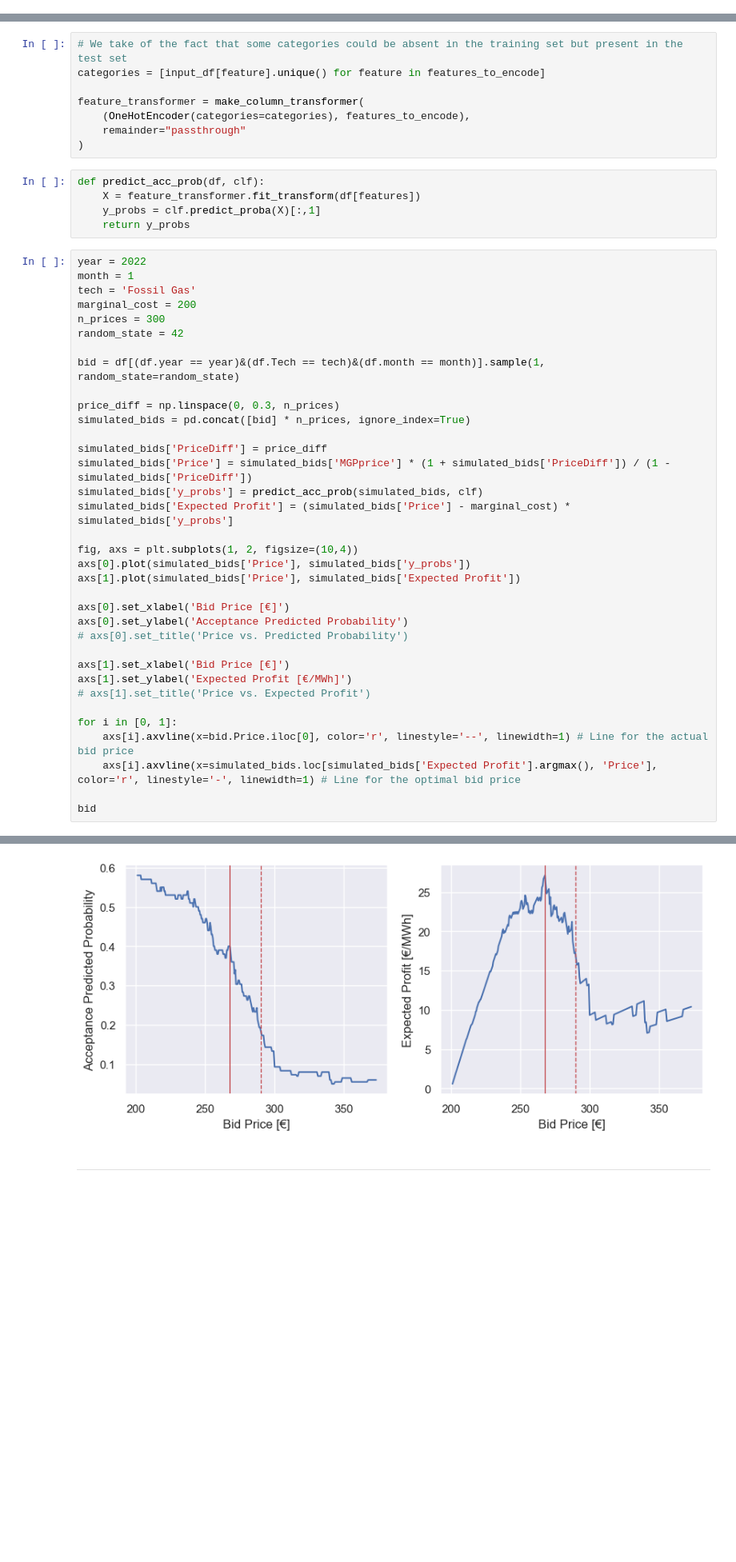
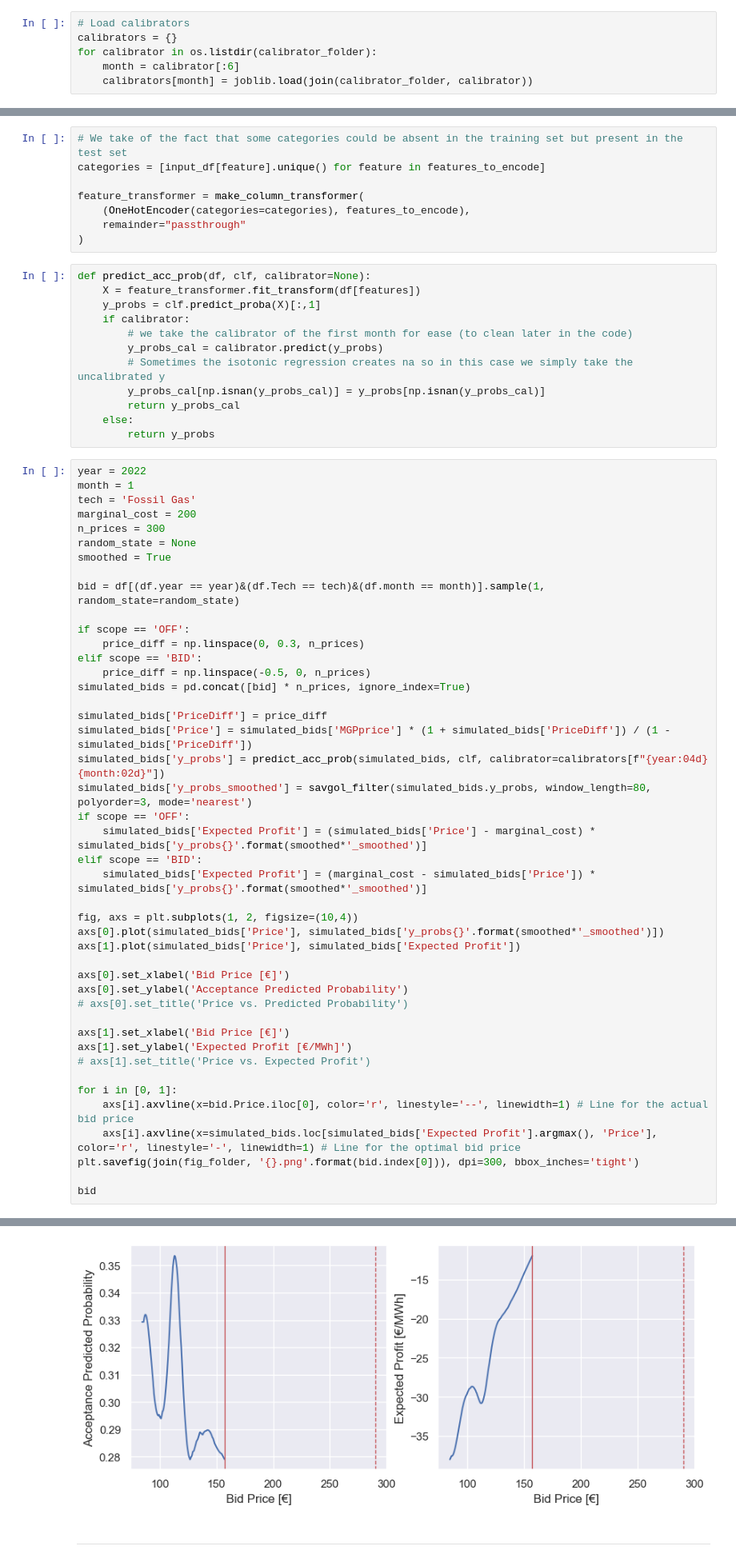
Before and after one commit to gkchln/asm_forecast, a Jupyter notebook: BidPricing.ipynb, the cells around one changed output, grey strips where cells are left out. Shown at 80% size. Saved outputs shown, nothing was run; the diff lists cells and outputs as text; blank space fills up the shorter version.

Commit message:
Add smoothing of the probability prediction and expected profit curves in bid pricing notebook

```diff
--- a/BidPricing.ipynb
+++ b/BidPricing.ipynb
@@ -62,3 +67,9 @@ clf = joblib.load(model_path)
+# %%
+# Load calibrators
+calibrators = {}
+for calibrator in os.listdir(calibrator_folder):
+    month = calibrator[:6]
+    calibrators[month] = joblib.load(join(calibrator_folder, calibrator))
 # %% [markdown]
 # Sample bid and get optimal price value
 # %%
@@ -69,31 +80,46 @@ feature_transformer = make_column_transformer(
     (OneHotEncoder(categories=categories), features_to_encode),
     remainder="passthrough"
 )
-# %%
-def predict_acc_prob(df, clf):
-    X = feature_transformer.fit_transform(df[features])
-    y_probs = clf.predict_proba(X)[:,1]
-    return y_probs
+# %%
+def predict_acc_prob(df, clf, calibrator=None):
+    X = feature_transformer.fit_transform(df[features])
+    y_probs = clf.predict_proba(X)[:,1]
+    if calibrator:
+        # we take the calibrator of the first month for ease (to clean later in the code)
+        y_probs_cal = calibrator.predict(y_probs)
+        # Sometimes the isotonic regression creates na so in this case we simply take the uncalibrated y
+        y_probs_cal[np.isnan(y_probs_cal)] = y_probs[np.isnan(y_probs_cal)]
+        return y_probs_cal
+    else:
+        return y_probs
 # %%
 year = 2022
 month = 1
 tech = 'Fossil Gas'
 marginal_cost = 200
 n_prices = 300
-random_state = 42
+random_state = None
+smoothed = True
 
 bid = df[(df.year == year)&(df.Tech == tech)&(df.month == month)].sample(1, random_state=random_state)
 
-price_diff = np.linspace(0, 0.3, n_prices)
+if scope == 'OFF':
+    price_diff = np.linspace(0, 0.3, n_prices)
+elif scope == 'BID':
+    price_diff = np.linspace(-0.5, 0, n_prices)
 simulated_bids = pd.concat([bid] * n_prices, ignore_index=True)
 
 simulated_bids['PriceDiff'] = price_diff
 simulated_bids['Price'] = simulated_bids['MGPprice'] * (1 + simulated_bids['PriceDiff']) / (1 - simulated_bids['PriceDiff'])
-simulated_bids['y_probs'] = predict_acc_prob(simulated_bids, clf)
-simulated_bids['Expected Profit'] = (simulated_bids['Price'] - marginal_cost) * simulated_bids['y_probs']
+simulated_bids['y_probs'] = predict_acc_prob(simulated_bids, clf, calibrator=calibrators[f"{year:04d}{month:02d}"])
+simulated_bids['y_probs_smoothed'] = savgol_filter(simulated_bids.y_probs, window_length=80, polyorder=3, mode='nearest')
+if scope == 'OFF':
+    simulated_bids['Expected Profit'] = (simulated_bids['Price'] - marginal_cost) * simulated_bids['y_probs{}'.format(smoothed*'_smoothed')]
+elif scope == 'BID':
+    simulated_bids['Expected Profit'] = (marginal_cost - simulated_bids['Price']) * simulated_bids['y_probs{}'.format(smoothed*'_smoothed')]
 
 fig, axs = plt.subplots(1, 2, figsize=(10,4))
-axs[0].plot(simulated_bids['Price'], simulated_bids['y_probs'])
+axs[0].plot(simulated_bids['Price'], simulated_bids['y_probs{}'.format(smoothed*'_smoothed')])
 axs[1].plot(simulated_bids['Price'], simulated_bids['Expected Profit'])
 
 axs[0].set_xlabel('Bid Price [€]')
@@ -107,6 +133,7 @@ axs[1].set_ylabel('Expected Profit [€/MWh]')
 for i in [0, 1]:
     axs[i].axvline(x=bid.Price.iloc[0], color='r', linestyle='--', linewidth=1) # Line for the actual bid price
     axs[i].axvline(x=simulated_bids.loc[simulated_bids['Expected Profit'].argmax(), 'Price'], color='r', linestyle='-', linewidth=1) # Line for the optimal bid price
+plt.savefig(join(fig_folder, '{}.png'.format(bid.index[0])), dpi=300, bbox_inches='tight')
 
 bid
 # %% [output]
@@ -115,5 +142,5 @@ bid
 1 rows × 28 columns
-[figure, old version]
+[figure, new version]
 # %% [markdown]
 <HR>
 # %% [markdown]
```
Also changed, not shown: parts of 7 cells of this notebook.
